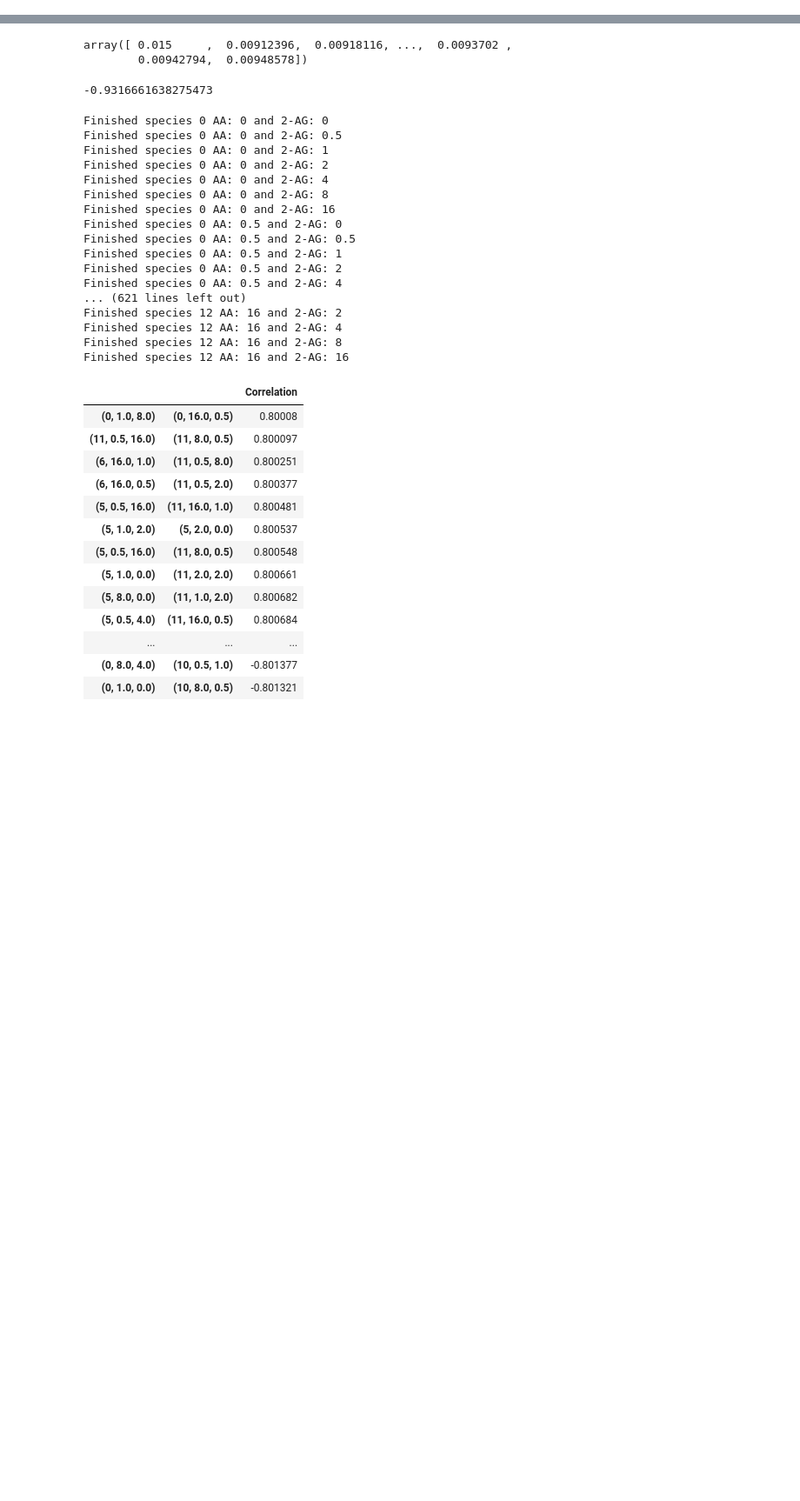
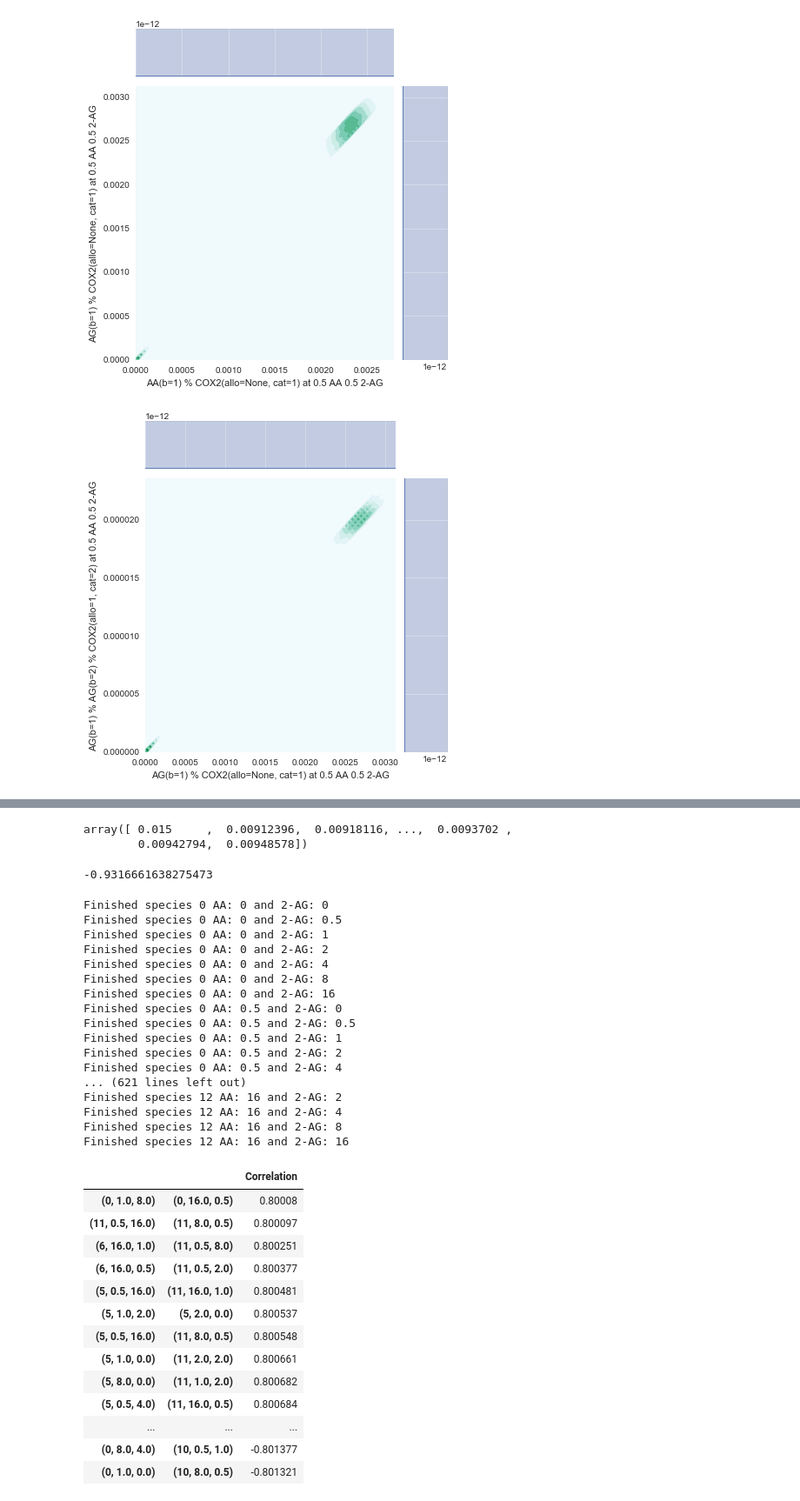
Before and after one commit to eshockley/lab_notebooks, a Jupyter notebook: 2016_05_16_CORM_2D_contour_plots_simulations_vs_simulations.ipynb, the cells around one changed output, grey strips where cells are left out. Shown at 87% size. Cells and saved outputs as stored; diff of their text form; code cells hidden in the pictures; blank space fills up the shorter version.

```diff
--- a/2016_05_16_CORM_2D_contour_plots_simulations_vs_simulations.ipynb
+++ b/2016_05_16_CORM_2D_contour_plots_simulations_vs_simulations.ipynb
@@ -64,0 +119,26 @@ interesting_axes
+# %%
+test = pairwise_correlations[(0.5, 0.5)]
+for idx in test.index:
+    species1 = idx[0][0]
+    species2 = idx[1][0]
+    sp1aa = idx[0][1]
+    sp1ag = idx[0][2]
+    sp2aa = idx[1][1]
+    sp2ag = idx[1][2]
+    species1_df = simulation_store['unique_simulations_s'+str(species1)]
+    species2_df = simulation_store['unique_simulations_s'+str(species2)]
+    species1_name = str(model.species[species1])
+    species2_name = str(model.species[species2])
+    species1_data = species1_df[sp1aa][sp1ag].stack()
+    spec1_min = species1_data.min()
+    spec1_max = species1_data.max()
+    species2_data = species2_df[sp2aa][sp2ag].stack()
+    spec2_min = species2_data.min()
+    spec2_max = species2_data.max()
+    g = sns.JointGrid(x=species1_data, y=species2_data, xlim=(spec1_min, spec1_max), ylim=(spec2_min, spec2_max))
+    g = g.plot_joint(sns.kdeplot, shade=True)
+    g = g.plot_marginals(sns.kdeplot, shade=True)
+    g.set_axis_labels(species1_name+' at '+str(sp1aa)+' AA '+str(sp1ag)+' 2-AG', species2_name+' at '+str(sp2aa)+' AA '+str(sp2ag)+' 2-AG')
+# %% [output]
+[figure, added]
+[figure, added]
```
Also changed, not shown: parts of 9 cells of this notebook, 6 other files.
